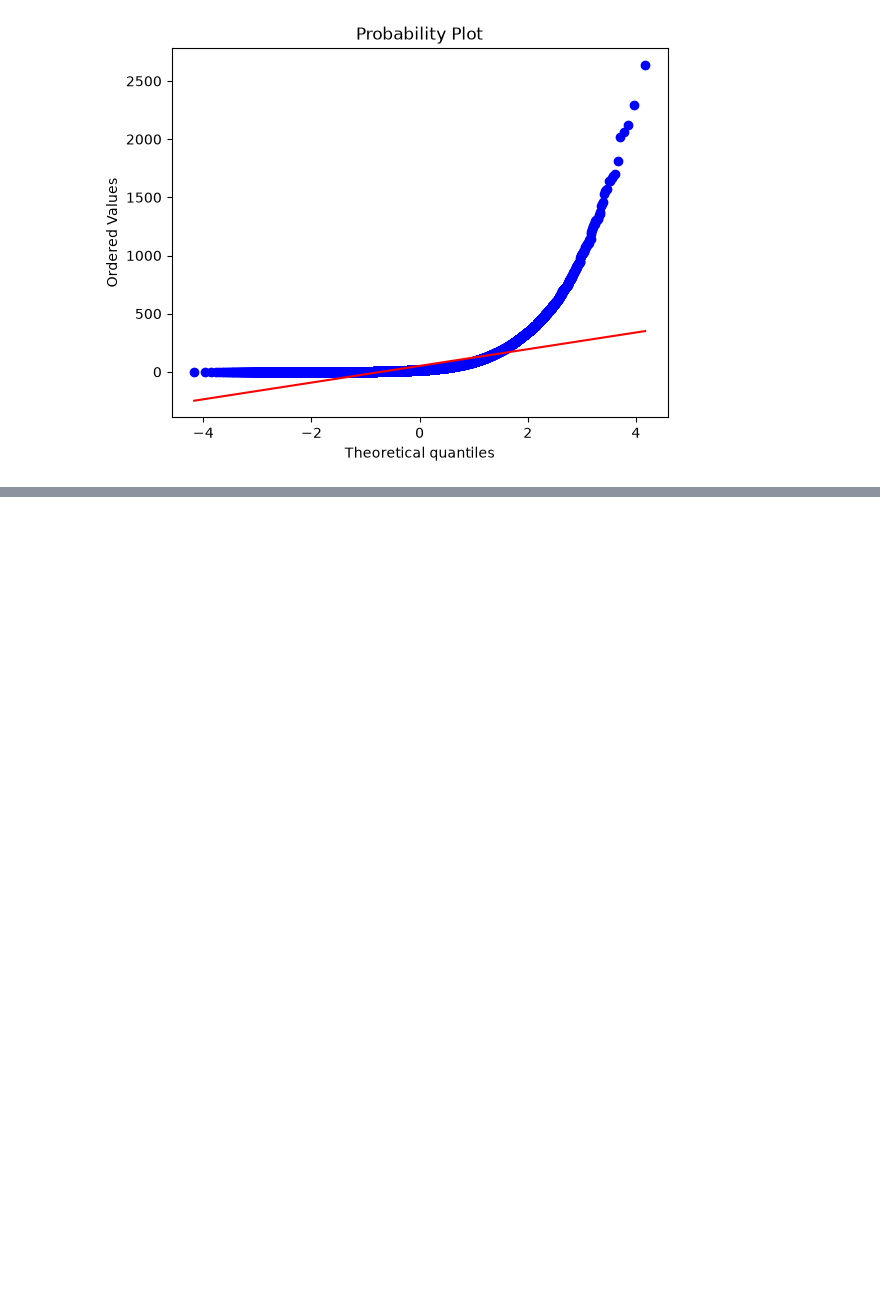
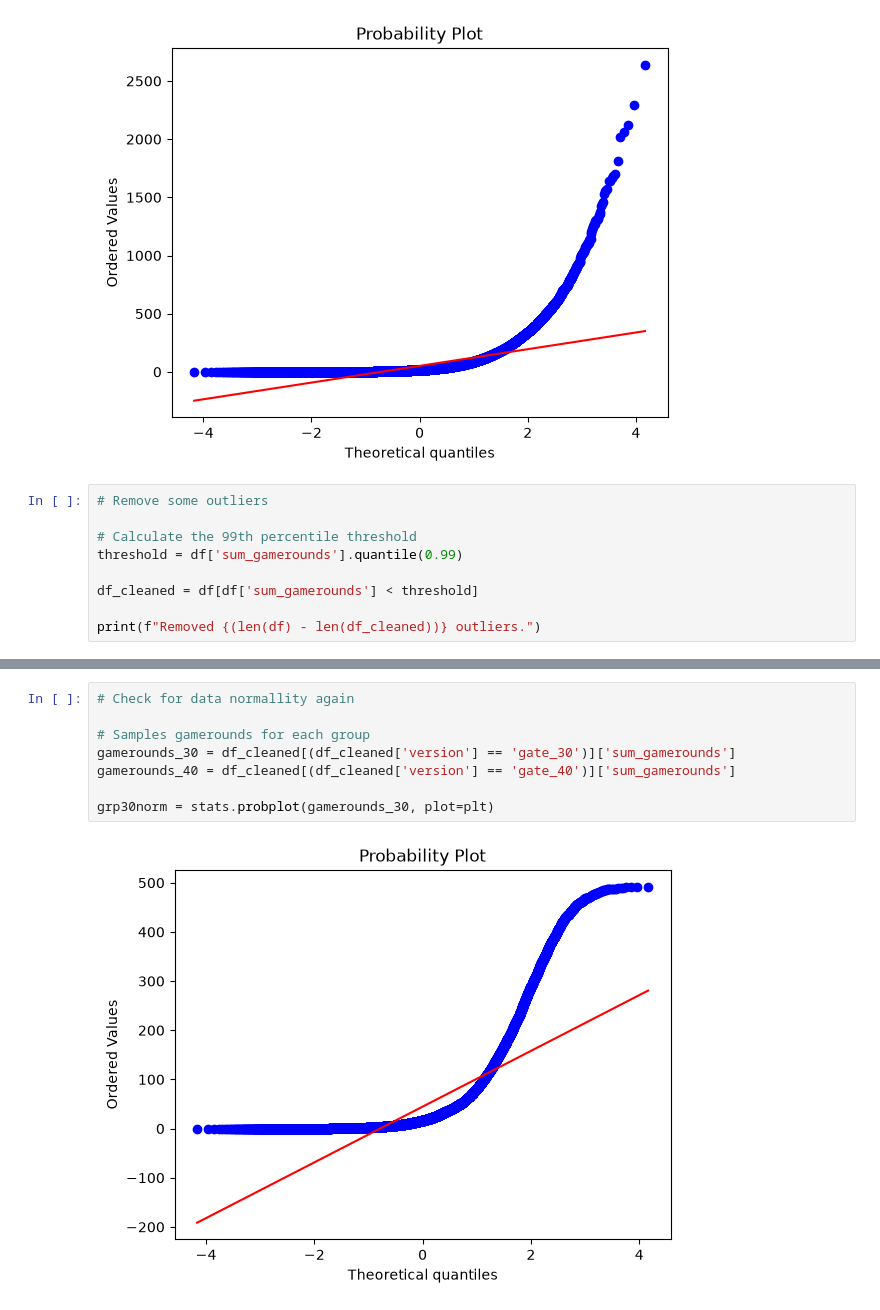
Before and after one commit to Reyal335/AB-Test-Cookie-Cats, a Jupyter notebook: notebooks/Z0_CookieCats_AB_Test.ipynb, the cells around one changed output, grey strips where cells are left out. Saved outputs shown, nothing was run; the diff lists cells and outputs as text; blank space fills up the shorter version.

Commit message:
removed some outliers

```diff
--- a/notebooks/Z0_CookieCats_AB_Test.ipynb
+++ b/notebooks/Z0_CookieCats_AB_Test.ipynb
@@ -226,3 +224,12 @@ grp30norm = stats.probplot(gamerounds_30, plot=plt)
 grp40norm = stats.probplot(gamerounds_40, plot=plt)
 # %% [output]
 [figure]
+# %%
+# Remove some outliers
+
+# Calculate the 99th percentile threshold
+threshold = df['sum_gamerounds'].quantile(0.99)
+
+df_cleaned = df[df['sum_gamerounds'] < threshold]
+
+print(f"Removed {(len(df) - len(df_cleaned))} outliers.")
@@ -228,0 +254,10 @@ grp40norm = stats.probplot(gamerounds_40, plot=plt)
+# %%
+# Check for data normallity again
+
+# Samples gamerounds for each group
+gamerounds_30 = df_cleaned[(df_cleaned['version'] == 'gate_30')]['sum_gamerounds']
+gamerounds_40 = df_cleaned[(df_cleaned['version'] == 'gate_40')]['sum_gamerounds']
+
+grp30norm = stats.probplot(gamerounds_30, plot=plt)
+# %% [output]
+[figure, added]
```
Also changed, not shown: parts of 7 cells of this notebook.
